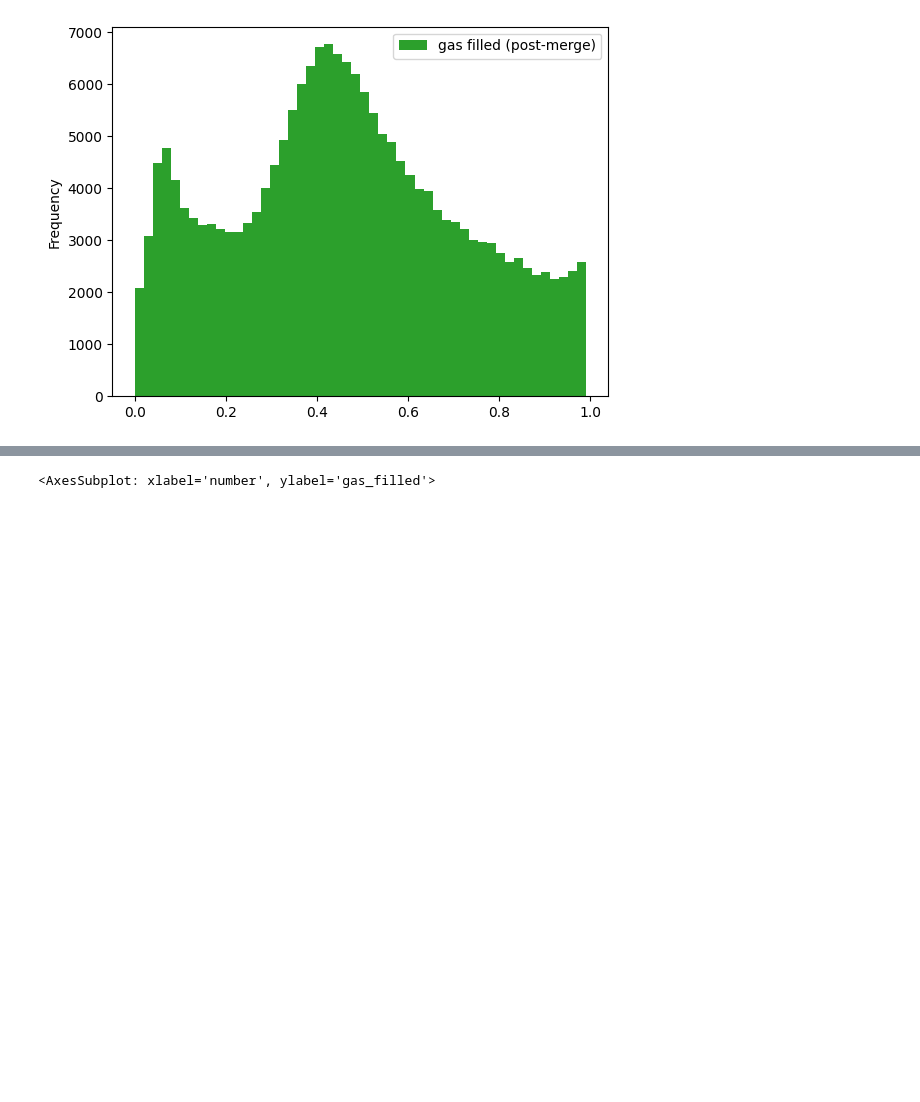
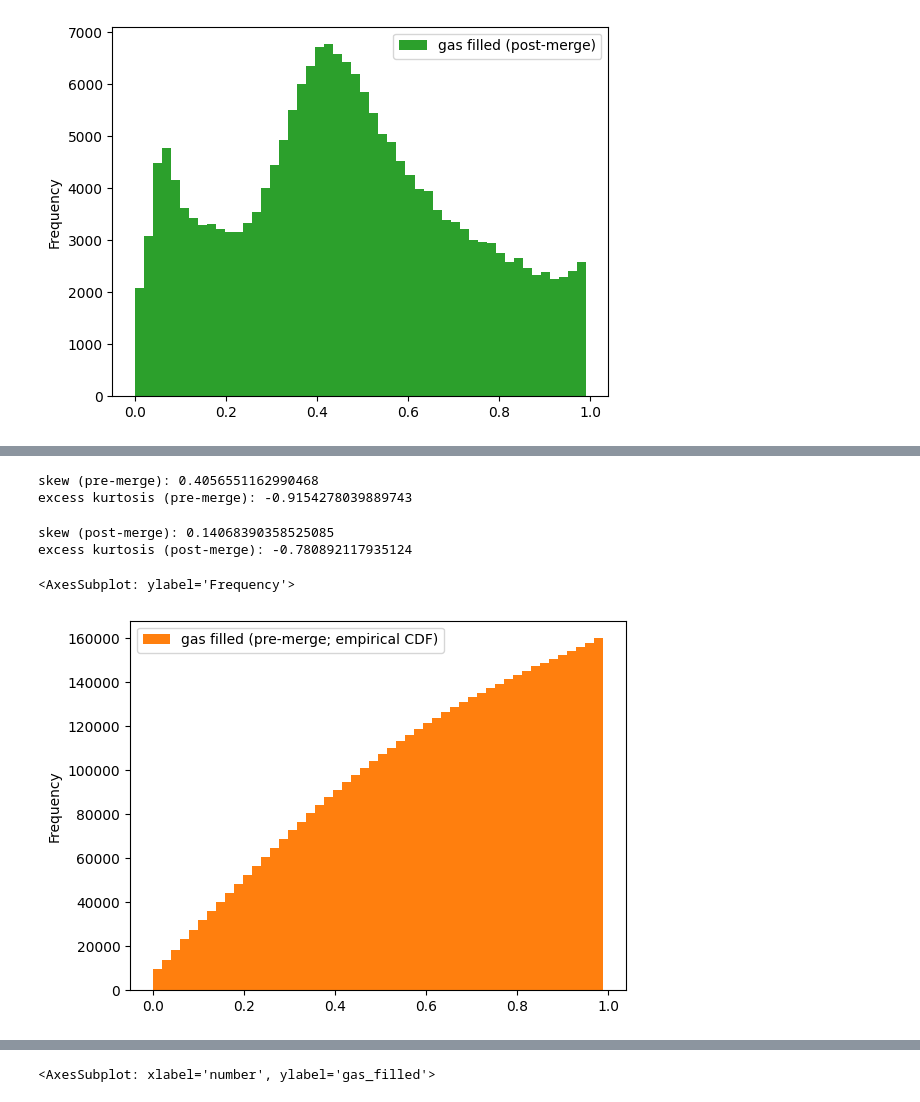
Before and after one commit to fmrmf/merge-challenge, a Jupyter notebook: notebook/blocks.ipynb, the cells around one changed output, grey strips where cells are left out. Saved outputs shown, nothing was run; the diff lists cells and outputs as text; code cells hidden in the pictures; blank space fills up the shorter version.

```diff
--- a/notebook/blocks.ipynb
+++ b/notebook/blocks.ipynb
@@ -368,0 +430,24 @@ qb[(qb['number'] >= merge_block_number) & (qb['gas_filled'] < 0.99)].plot(y='gas
+# %%
+# Hard to tell much difference with gas filled from simple describe. Move to higher order moments (skew, kurtosis)
+# ... pre-merge
+print("skew (pre-merge):", qb[(qb['number'] < merge_block_number) & (qb['gas_filled'] < 0.99)]['gas_filled'].skew())
+print("excess kurtosis (pre-merge):", qb[(qb['number'] < merge_block_number) & (qb['gas_filled'] < 0.99)]['gas_filled'].kurt())
+# %% [output]
+skew (pre-merge): 0.4056551162990468
+excess kurtosis (pre-merge): -0.9154278039889743
+# %%
+# Hard to tell much difference with gas filled from simple describe. Move to higher order moments (skew, kurtosis)
+# ... post-merge
+# ... NOTE: far less positively skewed, but not as much excess kurtosis => 0 as expected from plots
+print("skew (post-merge):", qb[(qb['number'] >= merge_block_number) & (qb['gas_filled'] < 0.99)]['gas_filled'].skew())
+print("excess kurtosis (post-merge):", qb[(qb['number'] >= merge_block_number) & (qb['gas_filled'] < 0.99)]['gas_filled'].kurt())
+# %% [output]
+skew (post-merge): 0.14068390358525085
+excess kurtosis (post-merge): -0.780892117935124
+# %%
+# Plot empirical cdfs ...
+# ... pre-merge
+qb[(qb['number'] < merge_block_number) & (qb['gas_filled'] < 0.99)].plot(y='gas_filled', kind='hist', cumulative=True, bins=50, label='gas filled (pre-merge; empirical CDF)', color='C1')
+# %% [output]
+<AxesSubplot: ylabel='Frequency'>
+[figure, added]
```
Also changed, not shown: parts of 23 cells of this notebook, 1 other file.
